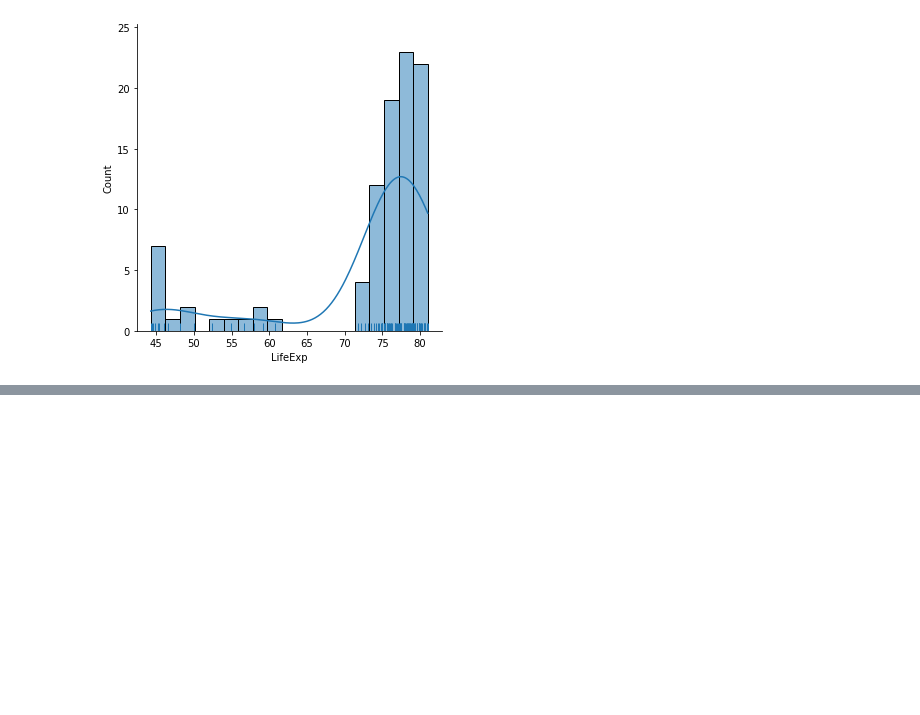
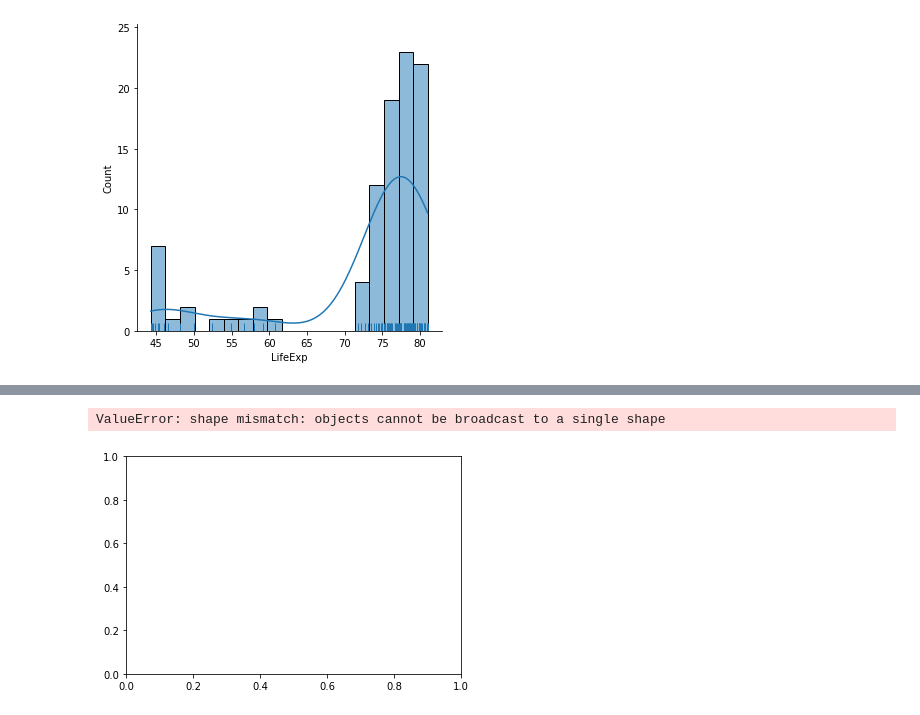
Before and after one commit to joeelorm/Projects, a Jupyter notebook: Data Visualization/life_expectancy_gdp.ipynb, the cells around one changed output, grey strips where cells are left out. Cells and saved outputs as stored; diff of their text form; code cells hidden in the pictures; blank space fills up the shorter version.

```diff
--- a/Data Visualization/life_expectancy_gdp.ipynb
+++ b/Data Visualization/life_expectancy_gdp.ipynb
@@ -116,0 +127,22 @@ plt.show()
+# %%
+n = 1
+t = 2
+d = 6
+w = 0.8
+x1_values = [t * element + w*n for element in range(d)]
+
+n = 2
+t = 2
+d = 7
+w = 0.8
+x2_values = [t * element + w*n for element in range(d)]
+
+life = np.log(gdp_data['LifeExp'])
+gdp = np.log(gdp_data['GDP (Trillions)'])
+
+plt.bar(x1_values, life)
+plt.bar(x2_values, gdp)
+plt.show()
+# %% [output]
+ValueError: shape mismatch: objects cannot be broadcast to a single shape
+[figure, added]
```
Also changed, not shown: parts of 1 cell of this notebook.
